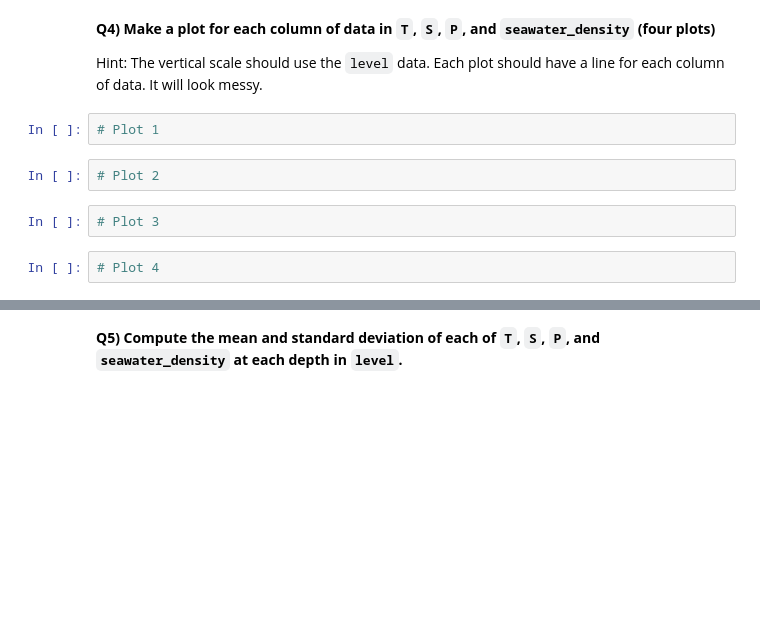
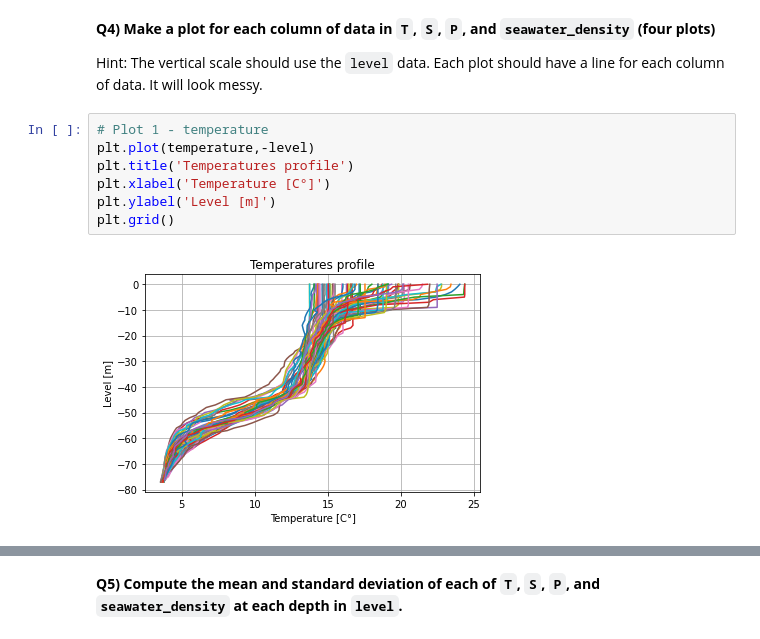
Before and after one commit to JerKeller/2022_ML_Earth_Env_Sci, a Jupyter notebook: S1_2_Numpy.ipynb, the cells around one changed output, grey strips where cells are left out. Drawn from its saved outputs; the diff is of its cells as text; blank space fills up the shorter version.

```diff
--- a/S1_2_Numpy.ipynb
+++ b/S1_2_Numpy.ipynb
@@ -543,11 +565,12 @@ Now it's all up to you. Here's the equation to avoid having to scroll back up:
 **Q4) Make a plot for each column of data in `T`, `S`, `P`, and `seawater_density` (four plots)**
 
 Hint: The vertical scale should use the `level` data. Each plot should have a line for each column of data. It will look messy.
-# %%
-# Plot 1
-# %%
-# Plot 2
-# %%
-# Plot 3
-# %%
-# Plot 4
+# %%
+# Plot 1 - temperature
+plt.plot(temperature,-level)
+plt.title('Temperatures profile')
+plt.xlabel('Temperature [C°]')
+plt.ylabel('Level [m]')
+plt.grid()
+# %% [output]
+[figure, added]
```
Also changed, not shown: parts of 16 cells of this notebook.
